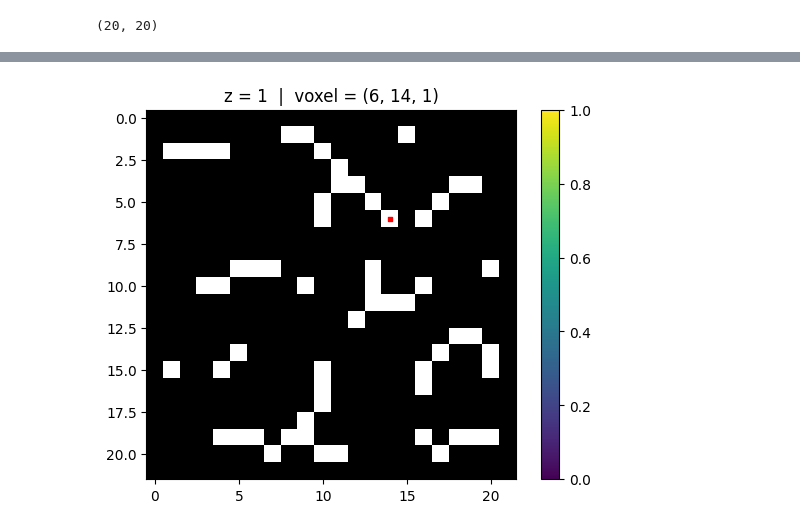
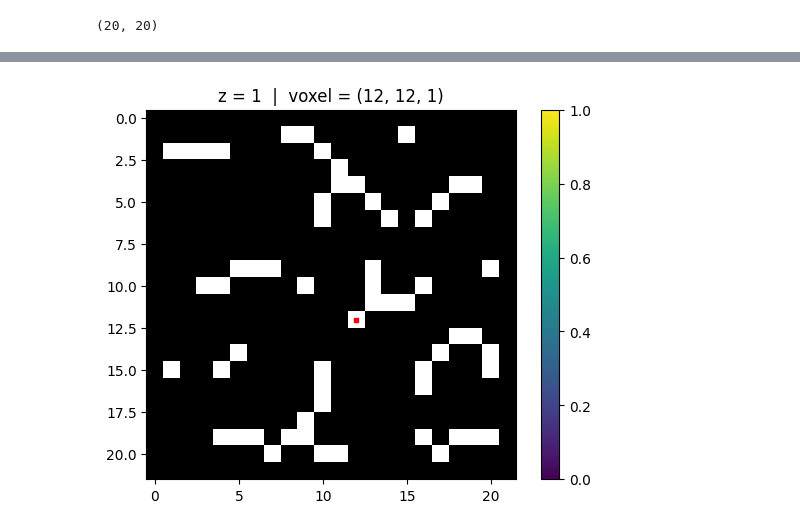
Before and after one commit to Open-Research-Tools-for-Ophthalmology/octava, a Jupyter notebook: code/Skeletonization/current_work/testing.ipynb, the cells around one changed output, grey strips where cells are left out. Saved outputs shown, nothing was run; the diff lists cells and outputs as text; code cells hidden in the pictures.

```diff
--- a/code/Skeletonization/current_work/testing.ipynb
+++ b/code/Skeletonization/current_work/testing.ipynb
@@ -556,4 +571,4 @@ Link(
 # %%
-plot_voxel_by_index(skel, 439)
+plot_voxel_by_index(skel, 829)
 # %% [output]
-[figure, old version]
+[figure, new version]
```
Also changed, not shown: parts of 6 cells of this notebook, 2 other files.
